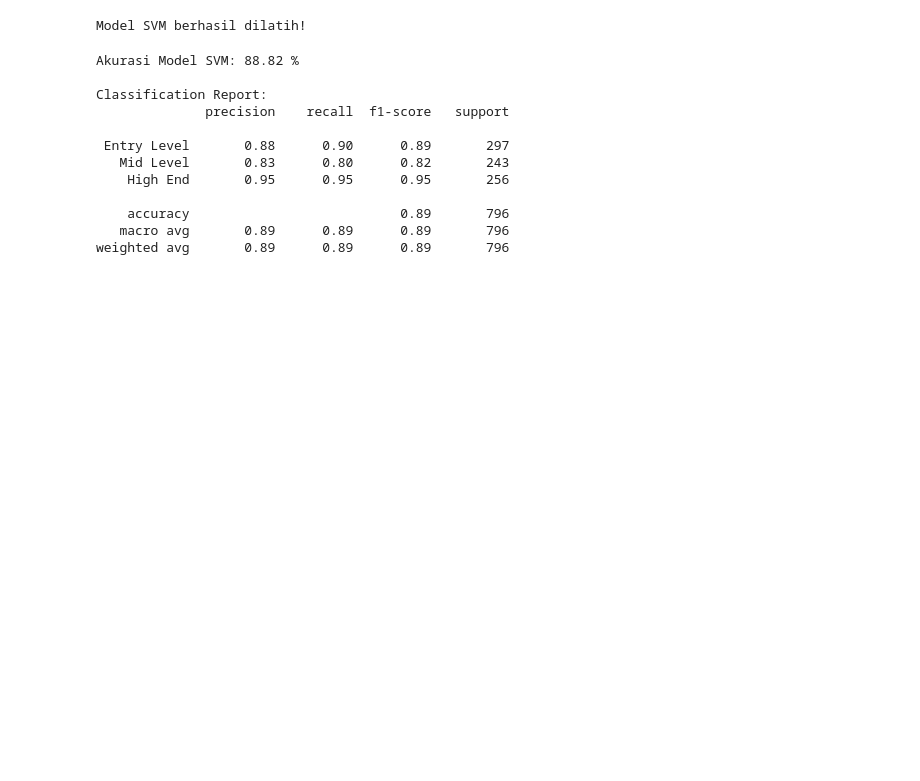
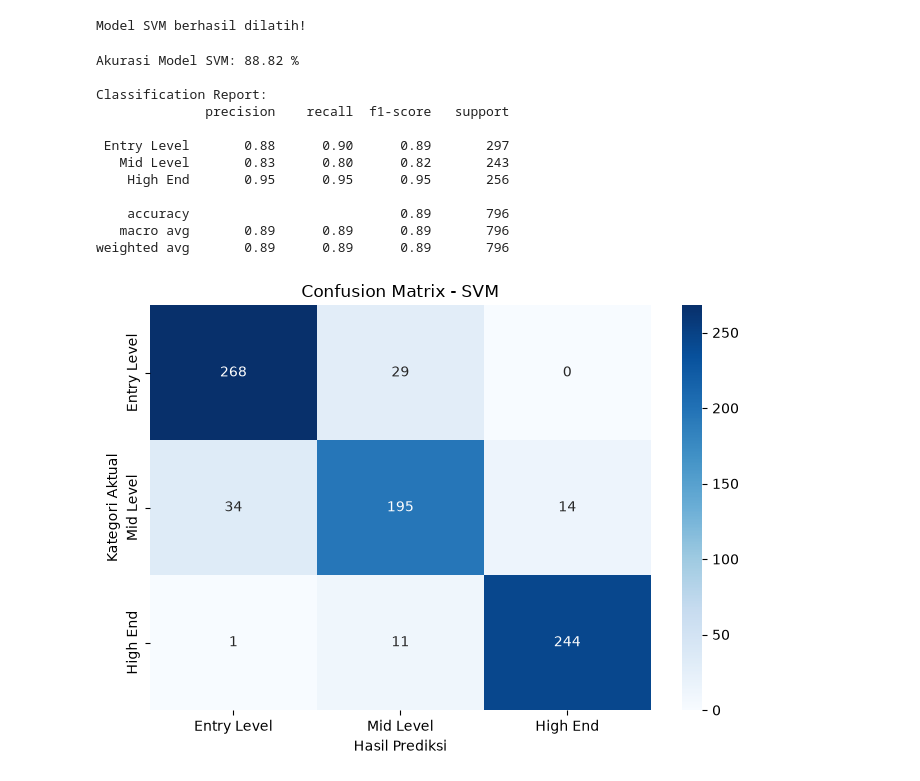
Before and after one commit to Nairda356/Project-UTS-Machines-Learning, a Jupyter notebook: Project_UTS_MachineLearning.ipynb, the cells around one changed output. Drawn from its saved outputs; the diff is of its cells as text; code cells hidden in the pictures; blank space fills up the shorter version.

```diff
--- a/Project_UTS_MachineLearning.ipynb
+++ b/Project_UTS_MachineLearning.ipynb
@@ -328,3 +328,34 @@ Classification Report:
     accuracy                           0.89       796
    macro avg       0.89      0.89      0.89       796
 weighted avg       0.89      0.89      0.89       796
+# %%
+label_kategori = [
+    "Entry Level",
+    "Mid Level",
+    "High End"
+]
+
+cm = confusion_matrix(
+    y_test,
+    y_pred,
+    labels=label_kategori
+)
+
+plt.figure(figsize=(7, 5))
+
+sns.heatmap(
+    cm,
+    annot=True,
+    fmt="d",
+    cmap="Blues",
+    xticklabels=label_kategori,
+    yticklabels=label_kategori
+)
+
+plt.title("Confusion Matrix - SVM")
+plt.xlabel("Hasil Prediksi")
+plt.ylabel("Kategori Aktual")
+plt.tight_layout()
+plt.show()
+# %% [output]
+[figure, added]
```
Also changed, not shown: parts of 2 cells of this notebook.
